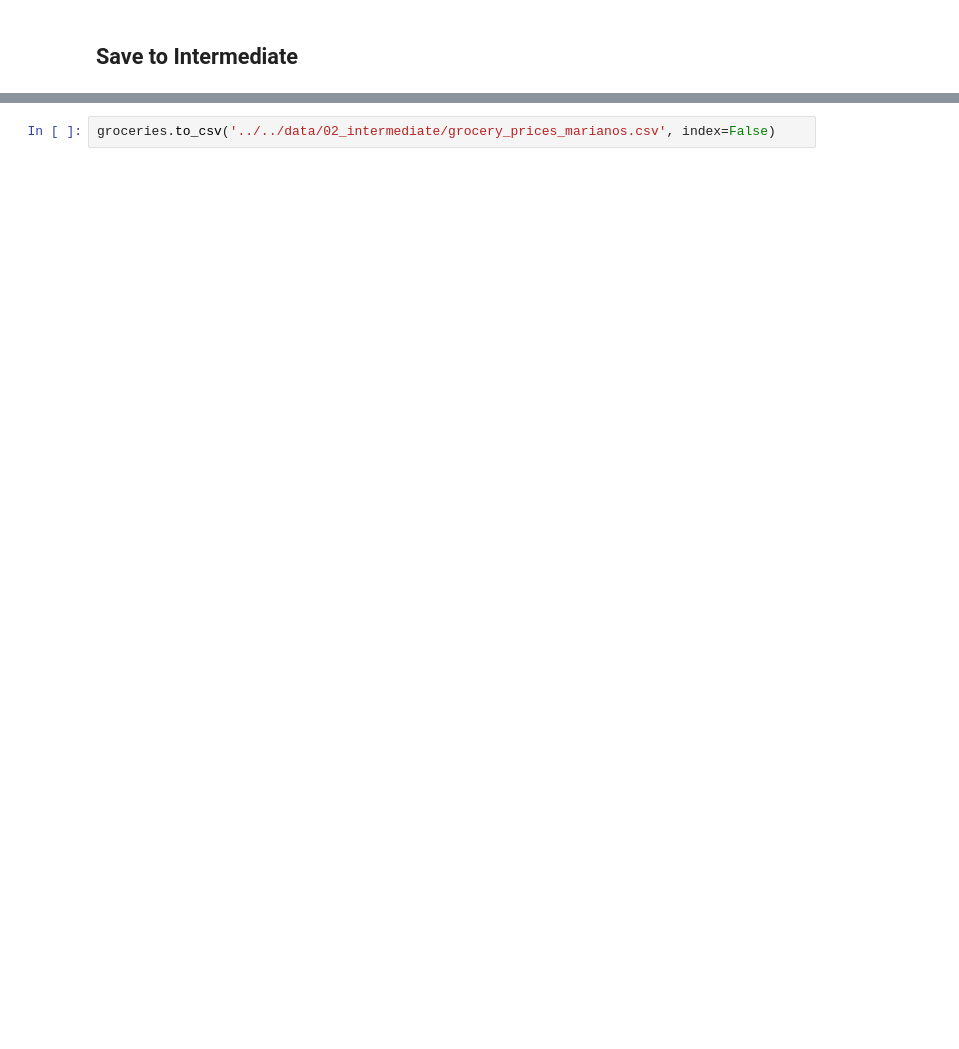
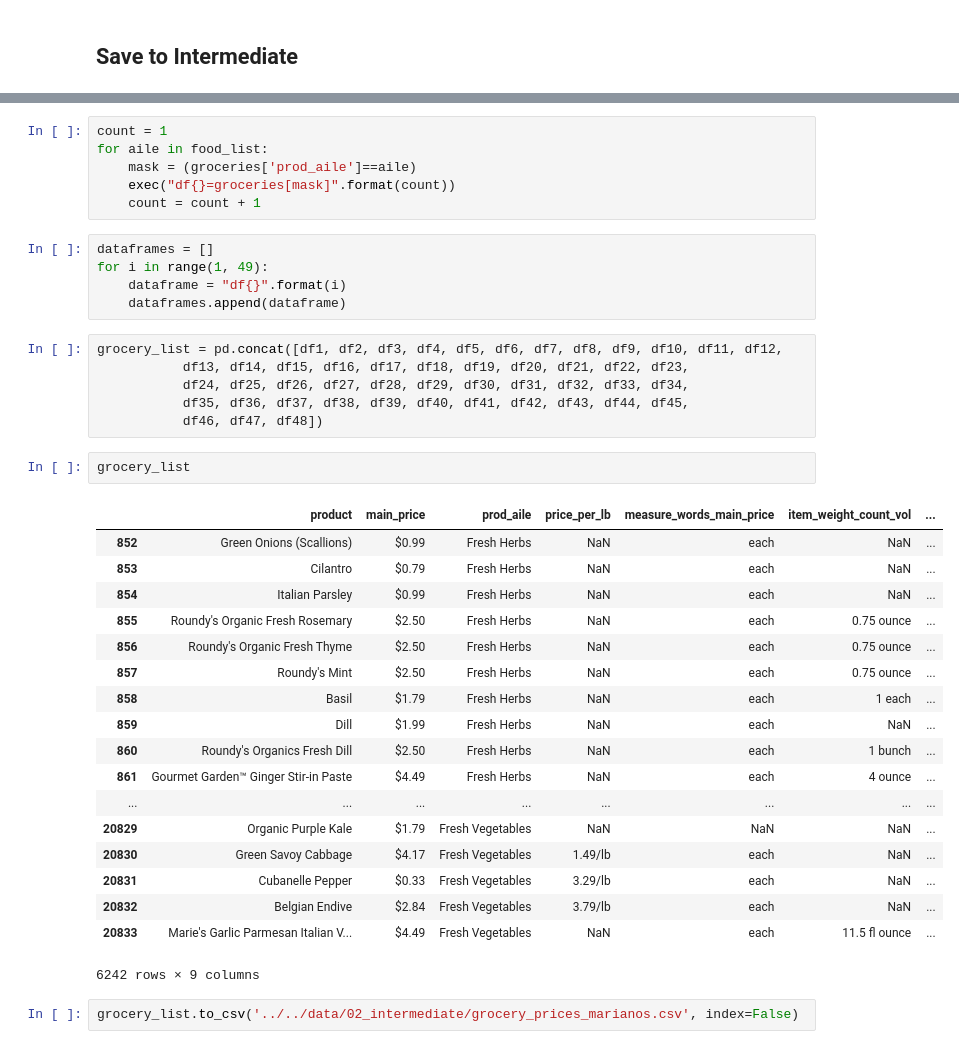
Before and after one commit to mberrien-fitzsimons/recipe_recommendation_system, a Jupyter notebook: notebooks/02_processing/20190829-mlb-instacart_marianos-file-concat-inter-cleaning.ipynb, the cells around one changed output, grey strips where cells are left out. Drawn from its saved outputs; the diff is of its cells as text; blank space fills up the shorter version.

```diff
--- a/notebooks/02_processing/20190829-mlb-instacart_marianos-file-concat-inter-cleaning.ipynb
+++ b/notebooks/02_processing/20190829-mlb-instacart_marianos-file-concat-inter-cleaning.ipynb
@@ -110,2 +188,40 @@ groceries.head()
+# %%
+count = 1
+for aile in food_list:
+    mask = (groceries['prod_aile']==aile)
+    exec("df{}=groceries[mask]".format(count))
+    count = count + 1
+# %%
+dataframes = []
+for i in range(1, 49):
+    dataframe = "df{}".format(i)
+    dataframes.append(dataframe)
+# %%
+grocery_list = pd.concat([df1, df2, df3, df4, df5, df6, df7, df8, df9, df10, df11, df12,
+           df13, df14, df15, df16, df17, df18, df19, df20, df21, df22, df23,
+           df24, df25, df26, df27, df28, df29, df30, df31, df32, df33, df34,
+           df35, df36, df37, df38, df39, df40, df41, df42, df43, df44, df45,
+           df46, df47, df48])
+# %%
+grocery_list
+# %% [output]
+|  | product | main_price | prod_aile | price_per_lb | measure_words_main_price | item_weight_count_vol | ... |
+| 852 | Green Onions (Scallions) | $0.99 | Fresh Herbs | NaN | each | NaN | ... |
+| 853 | Cilantro | $0.79 | Fresh Herbs | NaN | each | NaN | ... |
+| 854 | Italian Parsley | $0.99 | Fresh Herbs | NaN | each | NaN | ... |
+| 855 | Roundy's Organic Fresh Rosemary | $2.50 | Fresh Herbs | NaN | each | 0.75 ounce | ... |
+| 856 | Roundy's Organic Fresh Thyme | $2.50 | Fresh Herbs | NaN | each | 0.75 ounce | ... |
+| 857 | Roundy's Mint | $2.50 | Fresh Herbs | NaN | each | 0.75 ounce | ... |
+| 858 | Basil | $1.79 | Fresh Herbs | NaN | each | 1 each | ... |
+| 859 | Dill | $1.99 | Fresh Herbs | NaN | each | NaN | ... |
+| 860 | Roundy's Organics Fresh Dill | $2.50 | Fresh Herbs | NaN | each | 1 bunch | ... |
+| 861 | Gourmet Garden™ Ginger Stir-in Paste | $4.49 | Fresh Herbs | NaN | each | 4 ounce | ... |
+| ... | ... | ... | ... | ... | ... | ... | ... |
+| 20829 | Organic Purple Kale | $1.79 | Fresh Vegetables | NaN | NaN | NaN | ... |
+| 20830 | Green Savoy Cabbage | $4.17 | Fresh Vegetables | 1.49/lb | each | NaN | ... |
+| 20831 | Cubanelle Pepper | $0.33 | Fresh Vegetables | 3.29/lb | each | NaN | ... |
+| 20832 | Belgian Endive | $2.84 | Fresh Vegetables | 3.79/lb | each | NaN | ... |
+| 20833 | Marie's Garlic Parmesan Italian V... | $4.49 | Fresh Vegetables | NaN | each | 11.5 fl ounce | ... |
+6242 rows × 9 columns
 # %%
-groceries.to_csv('../../data/02_intermediate/grocery_prices_marianos.csv', index=False)
+grocery_list.to_csv('../../data/02_intermediate/grocery_prices_marianos.csv', index=False)
```
Also changed, not shown: parts of 7 cells of this notebook, 3 other files.
